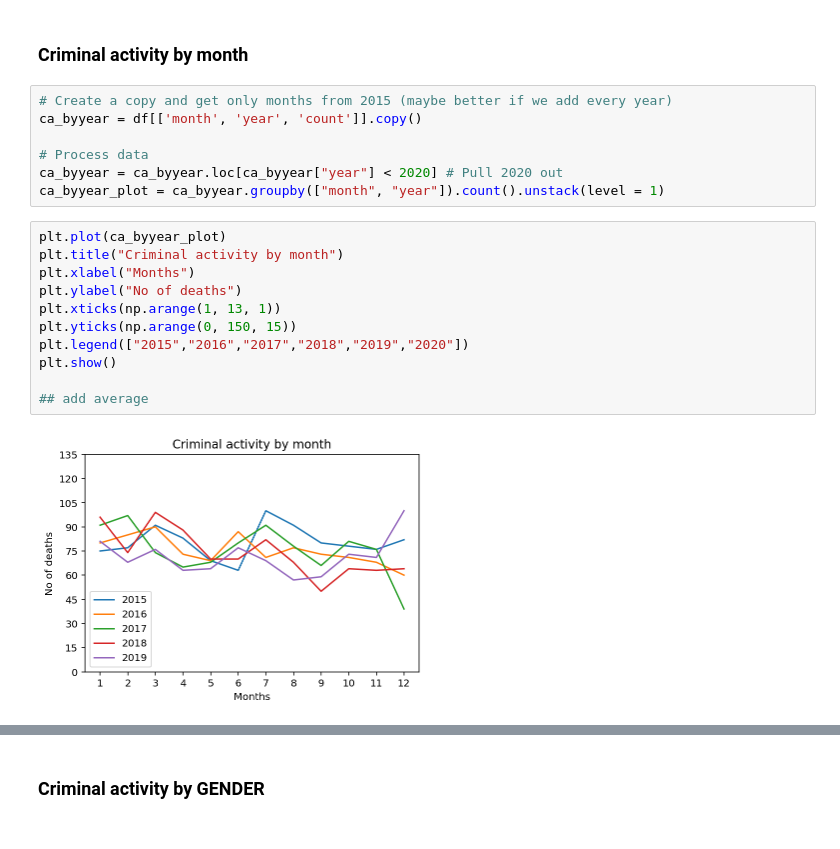
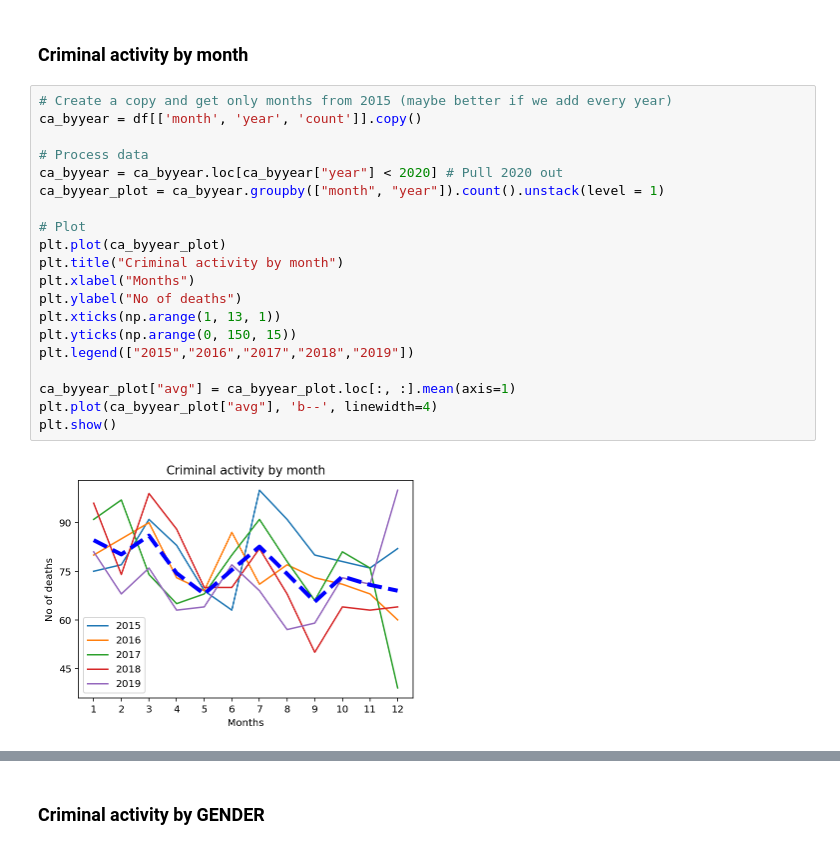
Before and after one commit to javsanbel2/betaproject, a Jupyter notebook: beta_javier.ipynb, the cells around one changed output, grey strips where cells are left out. Drawn from its saved outputs; the diff is of its cells as text.

```diff
--- a/beta_javier.ipynb
+++ b/beta_javier.ipynb
@@ -145,20 +154,22 @@ plt.show()
 # %%
 # Create a copy and get only months from 2015 (maybe better if we add every year)
 ca_byyear = df[['month', 'year', 'count']].copy()
 
 # Process data
 ca_byyear = ca_byyear.loc[ca_byyear["year"] < 2020] # Pull 2020 out
 ca_byyear_plot = ca_byyear.groupby(["month", "year"]).count().unstack(level = 1)
+
+# Plot
+plt.plot(ca_byyear_plot)
+plt.title("Criminal activity by month")
+plt.xlabel("Months")
+plt.ylabel("No of deaths")
+plt.xticks(np.arange(1, 13, 1))
+plt.yticks(np.arange(0, 150, 15))
+plt.legend(["2015","2016","2017","2018","2019"])
+
+ca_byyear_plot["avg"] = ca_byyear_plot.loc[:, :].mean(axis=1)
+plt.plot(ca_byyear_plot["avg"], 'b--', linewidth=4)
+plt.show()
+# %% [output]
+[figure, added]
-# %%
-plt.plot(ca_byyear_plot)
-plt.title("Criminal activity by month")
-plt.xlabel("Months")
-plt.ylabel("No of deaths")
-plt.xticks(np.arange(1, 13, 1))
-plt.yticks(np.arange(0, 150, 15))
-plt.legend(["2015","2016","2017","2018","2019","2020"])
-plt.show()
-
-## add average
-# %% [output]
-[figure, removed]
```
Also changed, not shown: parts of 18 cells of this notebook.
